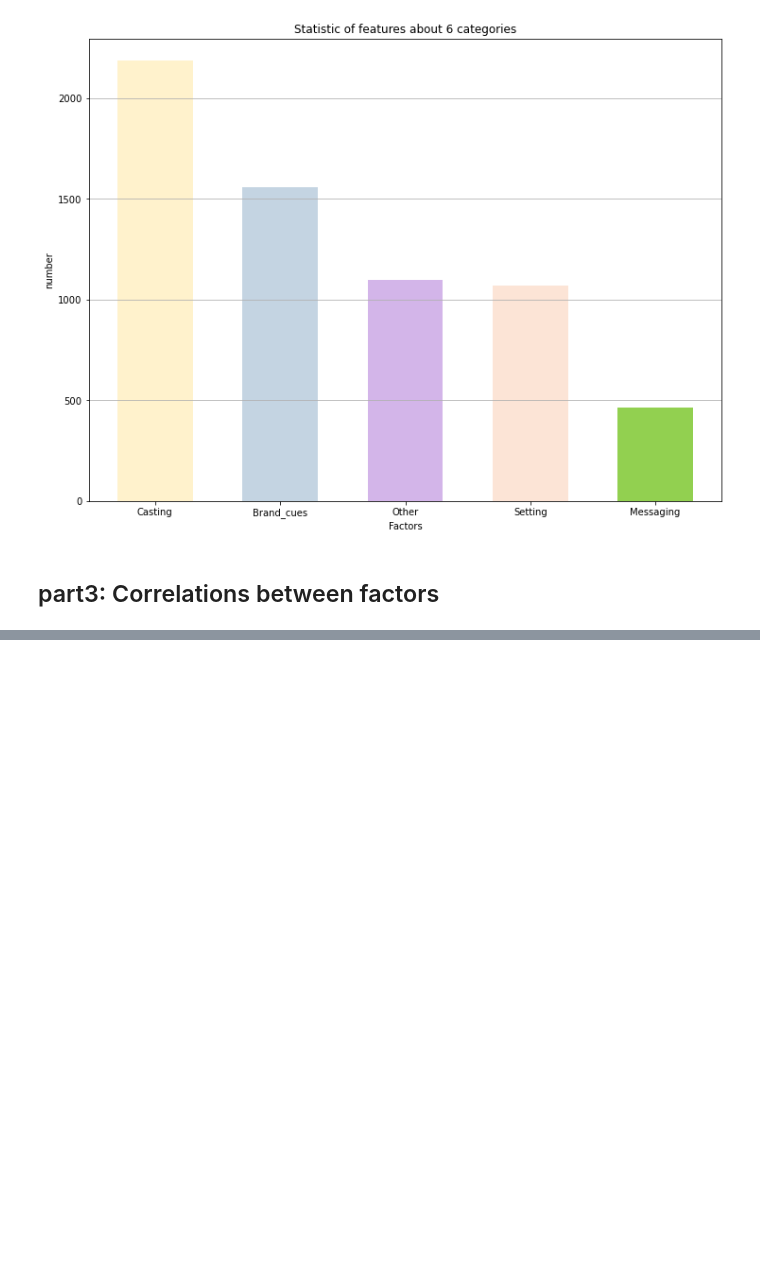
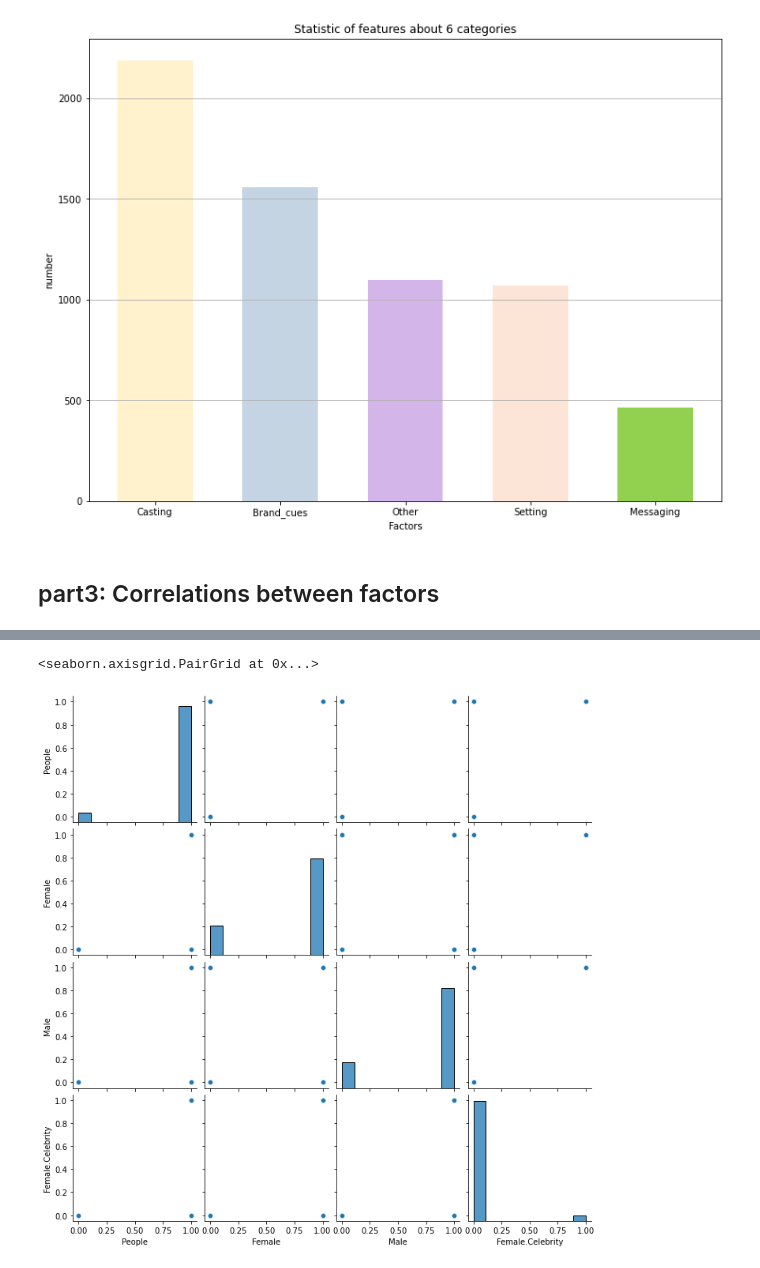
Before and after one commit to MatteeXie/Ads_effectiveness, a Jupyter notebook: data_process.ipynb, the cells around one changed output, grey strips where cells are left out. Cells and saved outputs as stored; diff of their text form; code cells hidden in the pictures; blank space fills up the shorter version.

```diff
--- a/data_process.ipynb
+++ b/data_process.ipynb
@@ -132,0 +198,5 @@ plt.show()
+# %%
+sns.pairplot(df[df.columns[11:15]])  #显示变量之间两两关系
+# %% [output]
+<seaborn.axisgrid.PairGrid at 0x...>
+[figure, added]
```
Also changed, not shown: parts of 10 cells of this notebook, 32 other files.
